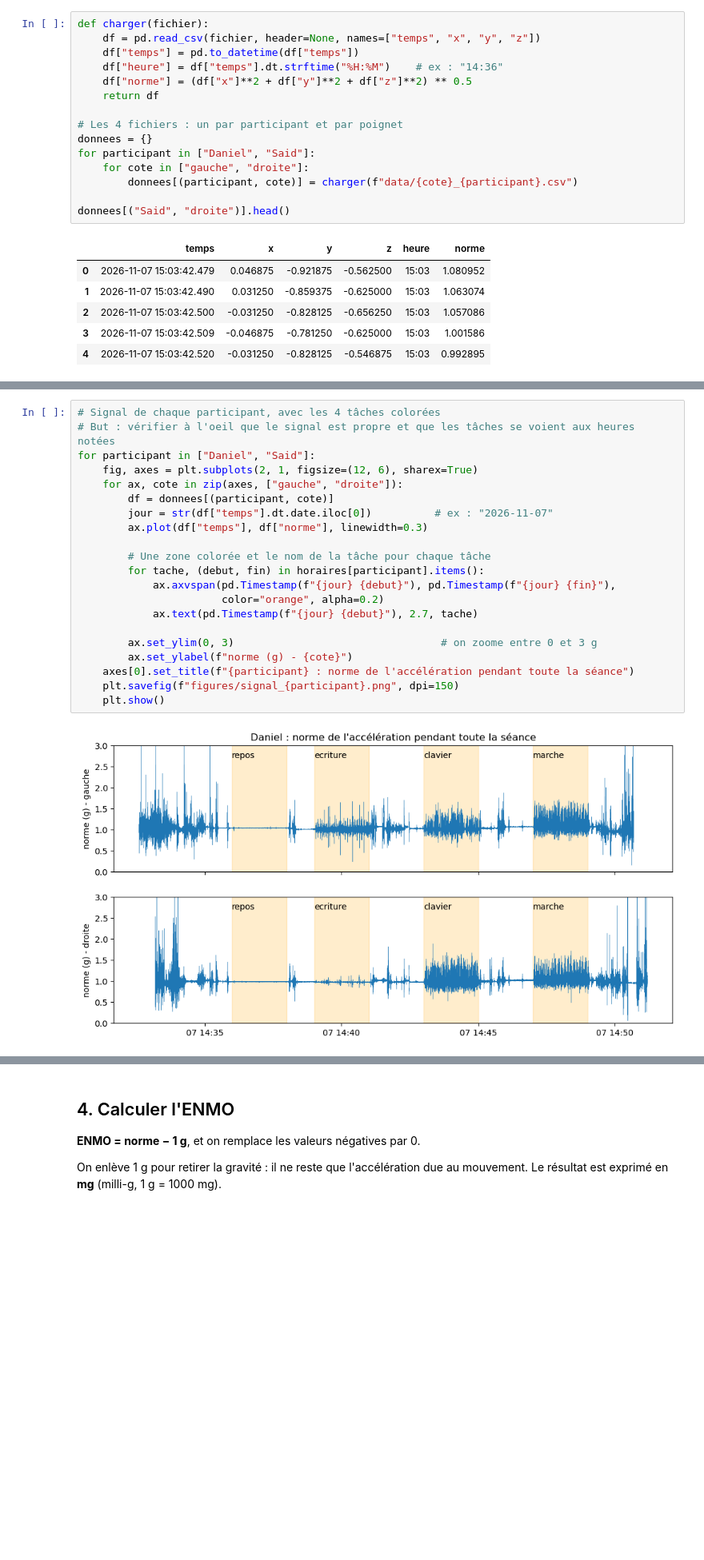
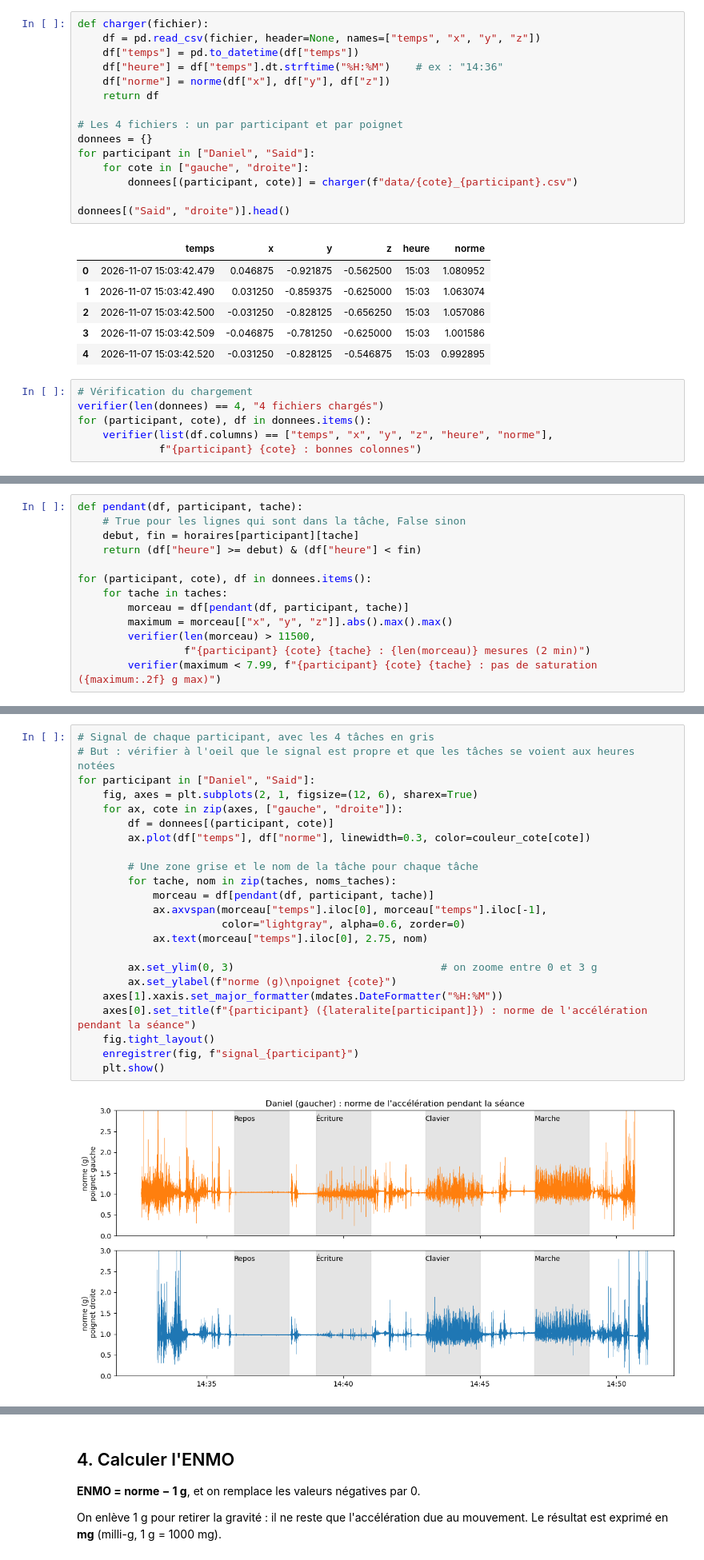
Before and after one commit to Rosy6137/Projet-ENMO, a Jupyter notebook: main.ipynb, the cells around one changed output, grey strips where cells are left out. Shown at 80% size. Saved outputs shown, nothing was run; the diff lists cells and outputs as text; blank space fills up the shorter version.

```diff
--- a/main.ipynb
+++ b/main.ipynb
@@ -32,7 +82,7 @@ def charger(fichier):
     df = pd.read_csv(fichier, header=None, names=["temps", "x", "y", "z"])
     df["temps"] = pd.to_datetime(df["temps"])
     df["heure"] = df["temps"].dt.strftime("%H:%M")    # ex : "14:36"
-    df["norme"] = (df["x"]**2 + df["y"]**2 + df["z"]**2) ** 0.5
+    df["norme"] = norme(df["x"], df["y"], df["z"])
     return df
 
 # Les 4 fichiers : un par participant et par poignet
@@ -49,3 +99,9 @@ donnees[("Said", "droite")].head()
 | 2 | 2026-11-07 15:03:42.500 | -0.031250 | -0.828125 | -0.656250 | 15:03 | 1.057086 |
 | 3 | 2026-11-07 15:03:42.509 | -0.046875 | -0.781250 | -0.625000 | 15:03 | 1.001586 |
 | 4 | 2026-11-07 15:03:42.520 | -0.031250 | -0.828125 | -0.546875 | 15:03 | 0.992895 |
+# %%
+# Vérification du chargement
+verifier(len(donnees) == 4, "4 fichiers chargés")
+for (participant, cote), df in donnees.items():
+    verifier(list(df.columns) == ["temps", "x", "y", "z", "heure", "norme"],
+             f"{participant} {cote} : bonnes colonnes")
@@ -71,0 +159,13 @@ Les 4 enregistrements sont complets : environ 100 Hz, aucun trou, aucune valeur
+# %%
+def pendant(df, participant, tache):
+    # True pour les lignes qui sont dans la tâche, False sinon
+    debut, fin = horaires[participant][tache]
+    return (df["heure"] >= debut) & (df["heure"] < fin)
+
+for (participant, cote), df in donnees.items():
+    for tache in taches:
+        morceau = df[pendant(df, participant, tache)]
+        maximum = morceau[["x", "y", "z"]].abs().max().max()
+        verifier(len(morceau) > 11500,
+                 f"{participant} {cote} {tache} : {len(morceau)} mesures (2 min)")
+        verifier(maximum < 7.99, f"{participant} {cote} {tache} : pas de saturation ({maximum:.2f} g max)")
@@ -72,23 +190,25 @@ Les 4 enregistrements sont complets : environ 100 Hz, aucun trou, aucune valeur
 # %%
-# Signal de chaque participant, avec les 4 tâches colorées
+# Signal de chaque participant, avec les 4 tâches en gris
 # But : vérifier à l'oeil que le signal est propre et que les tâches se voient aux heures notées
 for participant in ["Daniel", "Said"]:
     fig, axes = plt.subplots(2, 1, figsize=(12, 6), sharex=True)
     for ax, cote in zip(axes, ["gauche", "droite"]):
         df = donnees[(participant, cote)]
-        jour = str(df["temps"].dt.date.iloc[0])          # ex : "2026-11-07"
-        ax.plot(df["temps"], df["norme"], linewidth=0.3)
+        ax.plot(df["temps"], df["norme"], linewidth=0.3, color=couleur_cote[cote])
 
-        # Une zone colorée et le nom de la tâche pour chaque tâche
-        for tache, (debut, fin) in horaires[participant].items():
-            ax.axvspan(pd.Timestamp(f"{jour} {debut}"), pd.Timestamp(f"{jour} {fin}"),
-                       color="orange", alpha=0.2)
-            ax.text(pd.Timestamp(f"{jour} {debut}"), 2.7, tache)
+        # Une zone grise et le nom de la tâche pour chaque tâche
+        for tache, nom in zip(taches, noms_taches):
+            morceau = df[pendant(df, participant, tache)]
+            ax.axvspan(morceau["temps"].iloc[0], morceau["temps"].iloc[-1],
+                       color="lightgray", alpha=0.6, zorder=0)
+            ax.text(morceau["temps"].iloc[0], 2.75, nom)
 
         ax.set_ylim(0, 3)                                 # on zoome entre 0 et 3 g
-        ax.set_ylabel(f"norme (g) - {cote}")
-    axes[0].set_title(f"{participant} : norme de l'accélération pendant toute la séance")
-    plt.savefig(f"figures/signal_{participant}.png", dpi=150)
+        ax.set_ylabel(f"norme (g)\npoignet {cote}")
+    axes[1].xaxis.set_major_formatter(mdates.DateFormatter("%H:%M"))
+    axes[0].set_title(f"{participant} ({lateralite[participant]}) : norme de l'accélération pendant la séance")
+    fig.tight_layout()
+    enregistrer(fig, f"signal_{participant}")
     plt.show()
 # %% [output]
-[figure, old version]
+[figure, new version]
```
Also changed, not shown: parts of 41 cells of this notebook, 24 other files.
